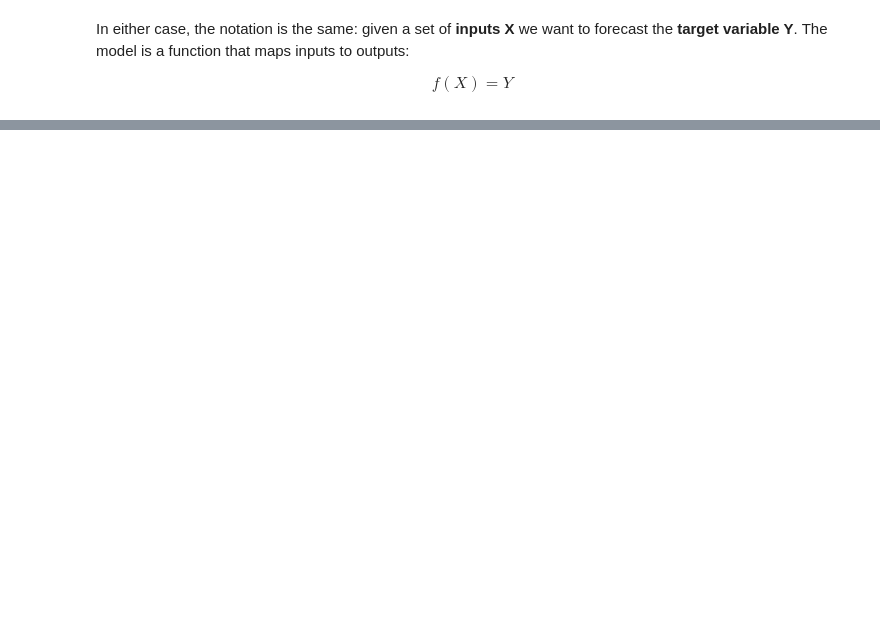
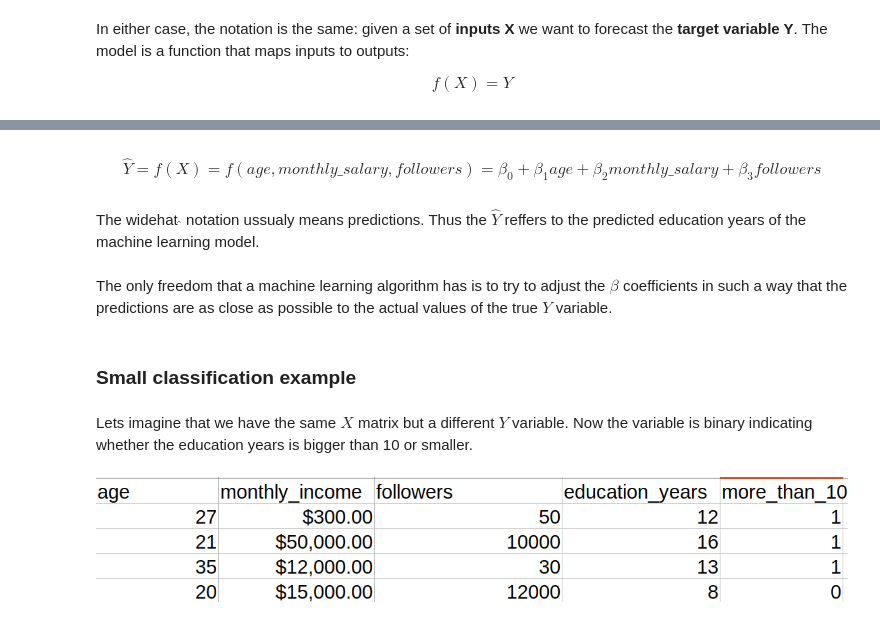
Before and after one commit to Eligijus112/book-ML-production, a Jupyter notebook: ML-book/ML-developers/ML-definitions.ipynb, the cells around one changed output, grey strips where cells are left out. Cells and saved outputs as stored; diff of their text form; code cells hidden in the pictures; blank space fills up the shorter version.

```diff
--- a/ML-book/ML-developers/ML-definitions.ipynb
+++ b/ML-book/ML-developers/ML-definitions.ipynb
@@ -118,0 +197,14 @@ The function $f$ can be very simple to very complex.
+# %% [markdown]
+$$ \widehat{Y} = f(X) = f(age, monthly\_salary, followers) =  \beta_{0} + \beta_{1} age + \beta_{2} monthly\_salary + \beta_{3} followers$$
+# %% [markdown]
+The widehat $\widehat{}$ notation ussualy means predictions. Thus the $\widehat{Y}$ reffers to the predicted education years of the machine learning model.
+# %% [markdown]
+The only freedom that a machine learning algorithm has is to try to adjust the $\beta$ coefficients in such a way that the predictions are as close as possible to the actual values of the true $Y$ variable.
+# %% [markdown]
+### Small classification example
+# %% [markdown]
+Lets imagine that we have the same $X$ matrix but a different $Y$ variable. Now the variable is binary indicating whether the education years is bigger than 10 or smaller.
+# %%
+display.Image("./spreadsheet3.png")
+# %% [output]
+[figure, added]
```
Also changed, not shown: parts of 32 cells of this notebook, 5 other files.
